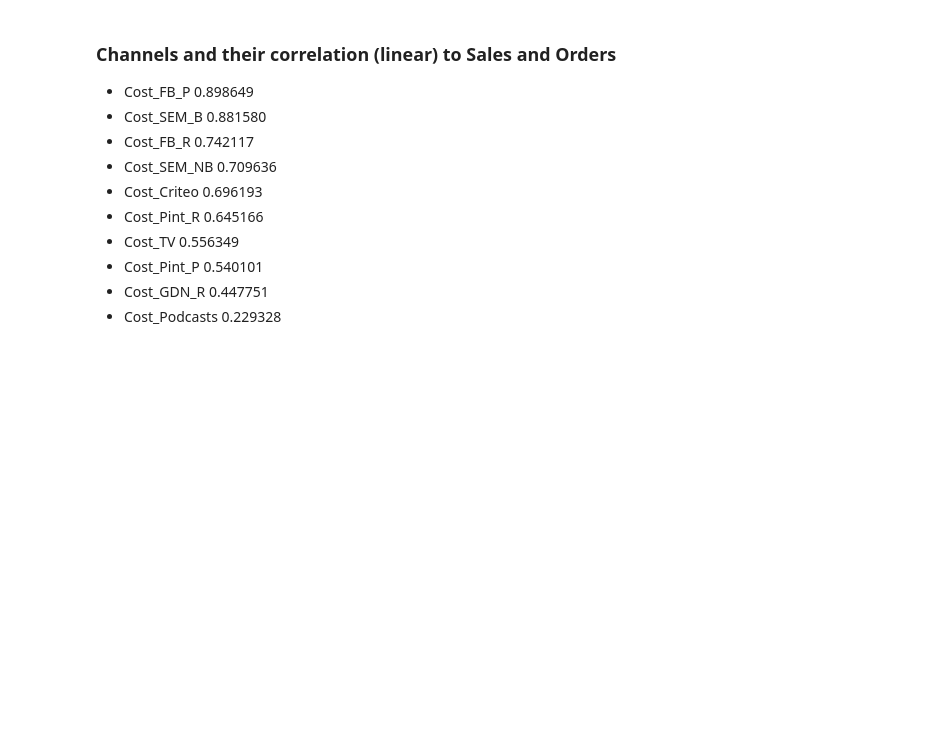
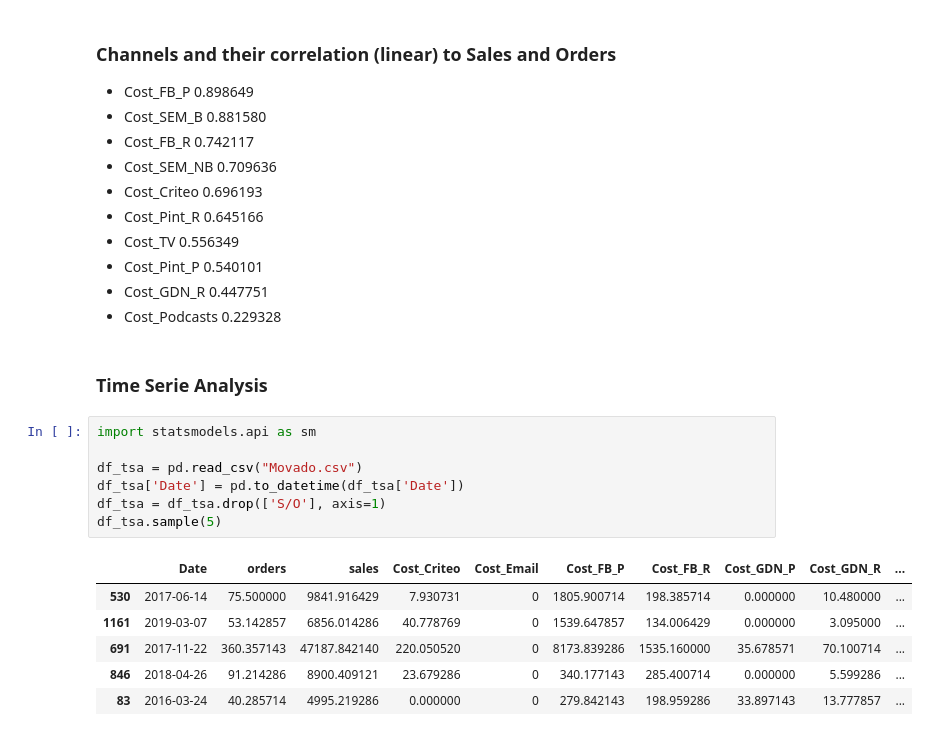
Before and after one commit to LiyiKuo/Market-Channel-Efficiency-Analysis, a Jupyter notebook: Market Channel Efficiency EDA.ipynb, the cells around one changed output. Cells and saved outputs as stored; diff of their text form; blank space fills up the shorter version.

```diff
--- a/Market Channel Efficiency EDA.ipynb
+++ b/Market Channel Efficiency EDA.ipynb
@@ -585,3 +588,19 @@ Name: orders, dtype: float64
 - Cost_Pint_P       0.540101
 - Cost_GDN_R        0.447751
 - Cost_Podcasts     0.229328
+# %% [markdown]
+### Time Serie Analysis
+# %%
+import statsmodels.api as sm
+
+df_tsa = pd.read_csv("Movado.csv")
+df_tsa['Date'] = pd.to_datetime(df_tsa['Date'])
+df_tsa = df_tsa.drop(['S/O'], axis=1)
+df_tsa.sample(5)
+# %% [output]
+|  | Date | orders | sales | Cost_Criteo | Cost_Email | Cost_FB_P | Cost_FB_R | Cost_GDN_P | Cost_GDN_R | ... |
+| 530 | 2017-06-14 | 75.500000 | 9841.916429 | 7.930731 | 0 | 1805.900714 | 198.385714 | 0.000000 | 10.480000 | ... |
+| 1161 | 2019-03-07 | 53.142857 | 6856.014286 | 40.778769 | 0 | 1539.647857 | 134.006429 | 0.000000 | 3.095000 | ... |
+| 691 | 2017-11-22 | 360.357143 | 47187.842140 | 220.050520 | 0 | 8173.839286 | 1535.160000 | 35.678571 | 70.100714 | ... |
+| 846 | 2018-04-26 | 91.214286 | 8900.409121 | 23.679286 | 0 | 340.177143 | 285.400714 | 0.000000 | 5.599286 | ... |
+| 83 | 2016-03-24 | 40.285714 | 4995.219286 | 0.000000 | 0 | 279.842143 | 198.959286 | 33.897143 | 13.777857 | ... |
```
Also changed, not shown: parts of 17 cells of this notebook.
